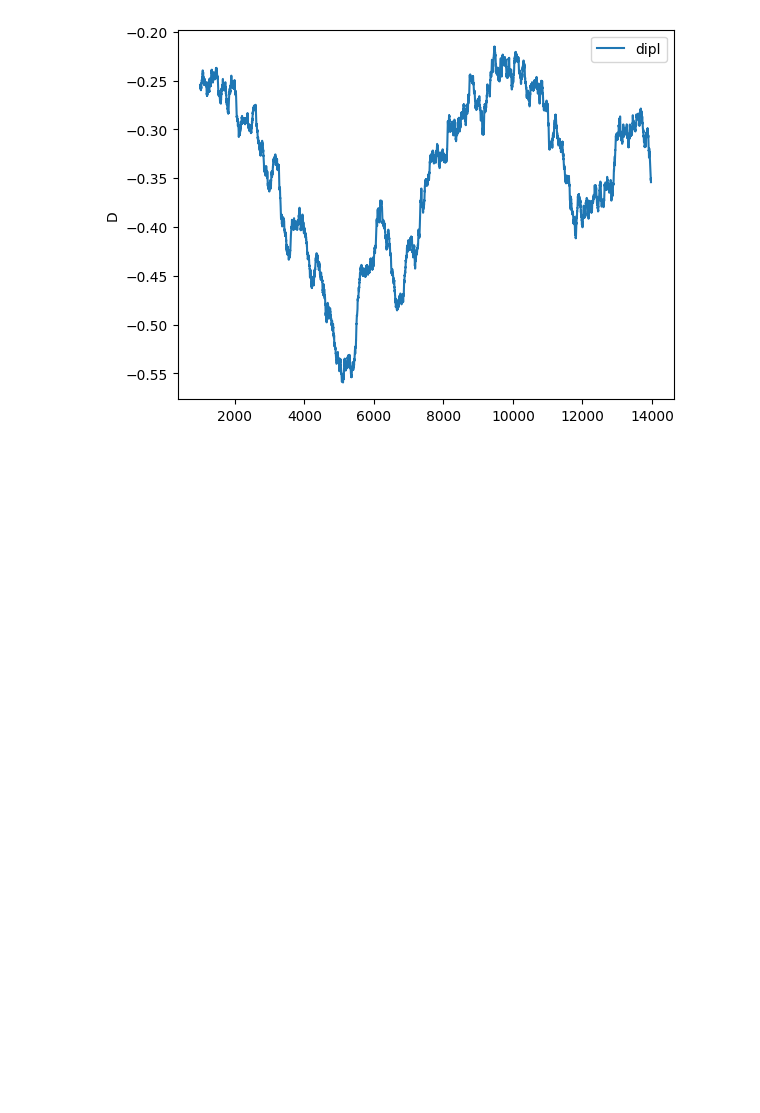
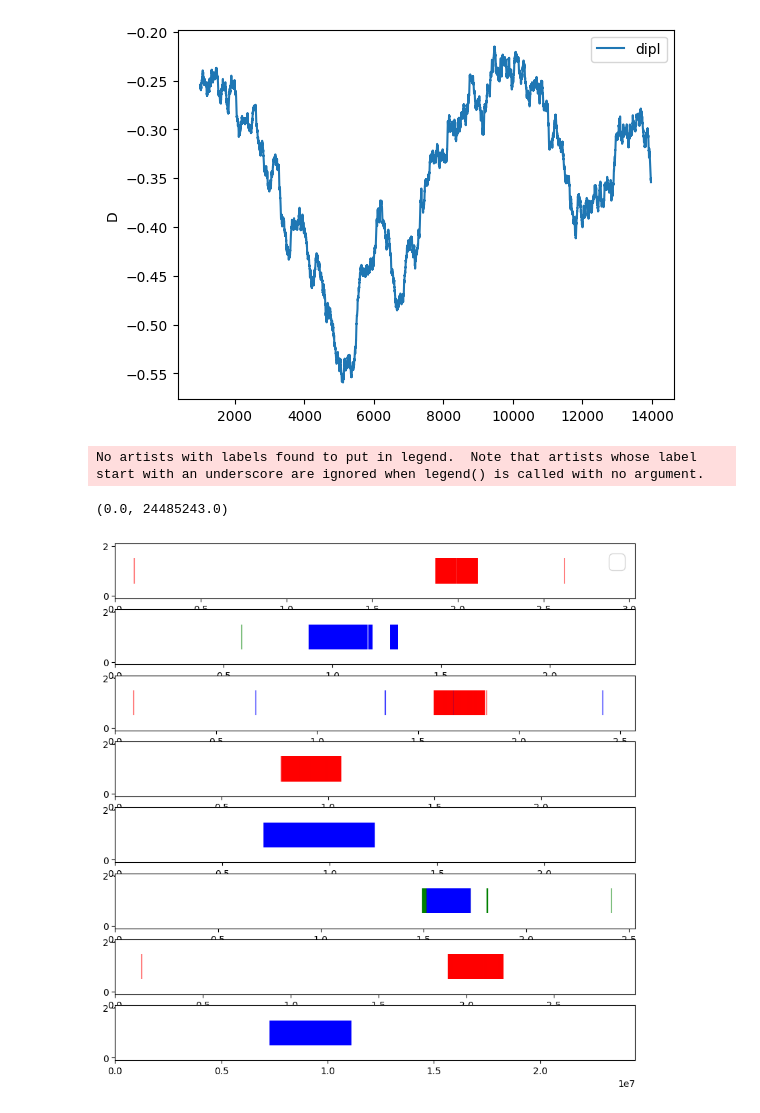
Before and after one commit to Liverworks/Alyrata_introgression, a Jupyter notebook: Plot_maker.ipynb, the cells around one changed output. Drawn from its saved outputs; the diff is of its cells as text; code cells hidden in the pictures; blank space fills up the shorter version.

Commit message:
adding pangenome scripts and more plots

```diff
--- a/Plot_maker.ipynb
+++ b/Plot_maker.ipynb
@@ -190,3 +190,83 @@ sns.lineplot(data=full1[full1.scaff == "scaffold_8"].D.rolling(window=1000).mean
 # %% [output]
 <AxesSubplot: ylabel='D'>
 [figure]
+# %%
+#Centromere graph
+
+fig = plt.figure(figsize=(10,10))
+ax = fig.add_subplot(811)
+te8_rep =  pd.read_csv("/netscratch/dep_mercier/grp_novikova/A.Lyrata/anna_g/mabs_assemblies/trash/all.repeats.from.MN47_big_chrom_all.fa.csv")
+chr8_rep = te8_rep[ (te8_rep["region.name"].str.contains("scaffold_1"))]
+plt.eventplot(chr8_rep[(chr8_rep.width == 168)].start, alpha=0.5, orientation='horizontal', colors="blue")
+plt.eventplot(chr8_rep[(chr8_rep.width == 179)].start, alpha=0.5, orientation='horizontal', colors="red")
+
+
+
+#plt.eventplot(chr8_rep[(chr8_rep.width == 177)].start, alpha=0.5, orientation='horizontal', colors="green", label="pAge2, 177")
+plt.legend(fontsize=22)
+plt.xlim([0, chr8_rep.end.max()])
+ax = fig.add_subplot(812)
+chr8_rep = te8_rep[ (te8_rep["region.name"].str.contains("scaffold_2"))]
+plt.eventplot(chr8_rep[(chr8_rep.width == 168)].start, alpha=0.5, orientation='horizontal', colors="blue")
+plt.eventplot(chr8_rep[(chr8_rep.width == 179)].start, alpha=0.5, orientation='horizontal', colors="red")
+
+
+
+plt.eventplot(chr8_rep[(chr8_rep.width == 177)].start, alpha=0.5, orientation='horizontal', colors="green")
+plt.xlim([0, chr8_rep.end.max()])
+ax = fig.add_subplot(813)
+chr8_rep = te8_rep[ (te8_rep["region.name"].str.contains("scaffold_3"))]
+plt.eventplot(chr8_rep[(chr8_rep.width == 168)].start, alpha=0.5, orientation='horizontal', colors="blue")
+plt.eventplot(chr8_rep[(chr8_rep.width == 179)].start, alpha=0.5, orientation='horizontal', colors="red")
+
+
+
+#plt.eventplot(chr8_rep[(chr8_rep.width == 177)].start, alpha=0.5, orientation='horizontal', colors="green")
+plt.xlim([0, chr8_rep.end.max()])
+ax = fig.add_subplot(814)
+chr8_rep = te8_rep[ (te8_rep["region.name"].str.contains("scaffold_4"))]
+plt.eventplot(chr8_rep[(chr8_rep.width == 168)].start, alpha=0.5, orientation='horizontal', colors="blue")
+plt.eventplot(chr8_rep[(chr8_rep.width == 179)].start, alpha=0.5, orientation='horizontal', colors="red")
+
+
+
+#plt.eventplot(chr8_rep[(chr8_rep.width == 177)].start, alpha=0.5, orientation='horizontal', colors="green")
+plt.xlim([0, chr8_rep.end.max()])
+ax = fig.add_subplot(815)
+chr8_rep = te8_rep[(te8_rep["region.name"].str.contains("scaffold_5"))]
+plt.eventplot(chr8_rep[(chr8_rep.width == 168)].start, alpha=0.5, orientation='horizontal', colors="blue")
+plt.eventplot(chr8_rep[(chr8_rep.width == 179)].start, alpha=0.5, orientation='horizontal', colors="red")
+
+plt.xlim([0, chr8_rep.end.max()])
+ax = fig.add_subplot(816)
+chr8_rep = te8_rep[ (te8_rep["region.name"].str.contains("scaffold_6"))]
+plt.eventplot(chr8_rep[(chr8_rep.width == 177)].start, alpha=0.5, orientation='horizontal', colors="green")
+
+#plt.eventplot(chr8_rep[(chr8_rep.width == 352)].start, alpha=0.5, orientation='horizontal', colors="green")
+plt.eventplot(chr8_rep[(chr8_rep.width == 168)].start, alpha=0.5, orientation='horizontal', colors="blue")
+
+
+
+plt.xlim([0, chr8_rep.end.max()])
+ax = fig.add_subplot(817)
+chr8_rep = te8_rep[ (te8_rep["region.name"].str.contains("scaffold_7"))]
+plt.eventplot(chr8_rep[(chr8_rep.width == 168)].start, alpha=0.5, orientation='horizontal', colors="blue")
+plt.eventplot(chr8_rep[(chr8_rep.width == 179)].start, alpha=0.5, orientation='horizontal', colors="red")
+
+
+
+#plt.eventplot(chr8_rep[(chr8_rep.width == 177)].start, alpha=0.5, orientation='horizontal', colors="")
+plt.xlim([0, chr8_rep.end.max()])
+ax = fig.add_subplot(818)
+chr8_rep = te8_rep[ (te8_rep["region.name"].str.contains("scaffold_8"))]
+plt.eventplot(chr8_rep[(chr8_rep.width == 168)].start, alpha=0.5, orientation='horizontal', colors="blue")
+plt.eventplot(chr8_rep[(chr8_rep.width == 179)].start, alpha=0.5, orientation='horizontal', colors="red")
+
+
+
+plt.eventplot(chr8_rep[(chr8_rep.width == 177)].start, alpha=0.5, orientation='horizontal', colors="green")
+plt.xlim([0, chr8_rep.end.max()])
+# %% [output]
+No artists with labels found to put in legend.  Note that artists whose label start with an underscore are ignored when legend() is called with no argument.
+(0.0, 24485243.0)
+[figure, added]
```
Also changed, not shown: parts of 1 cell of this notebook, 12 other files.
